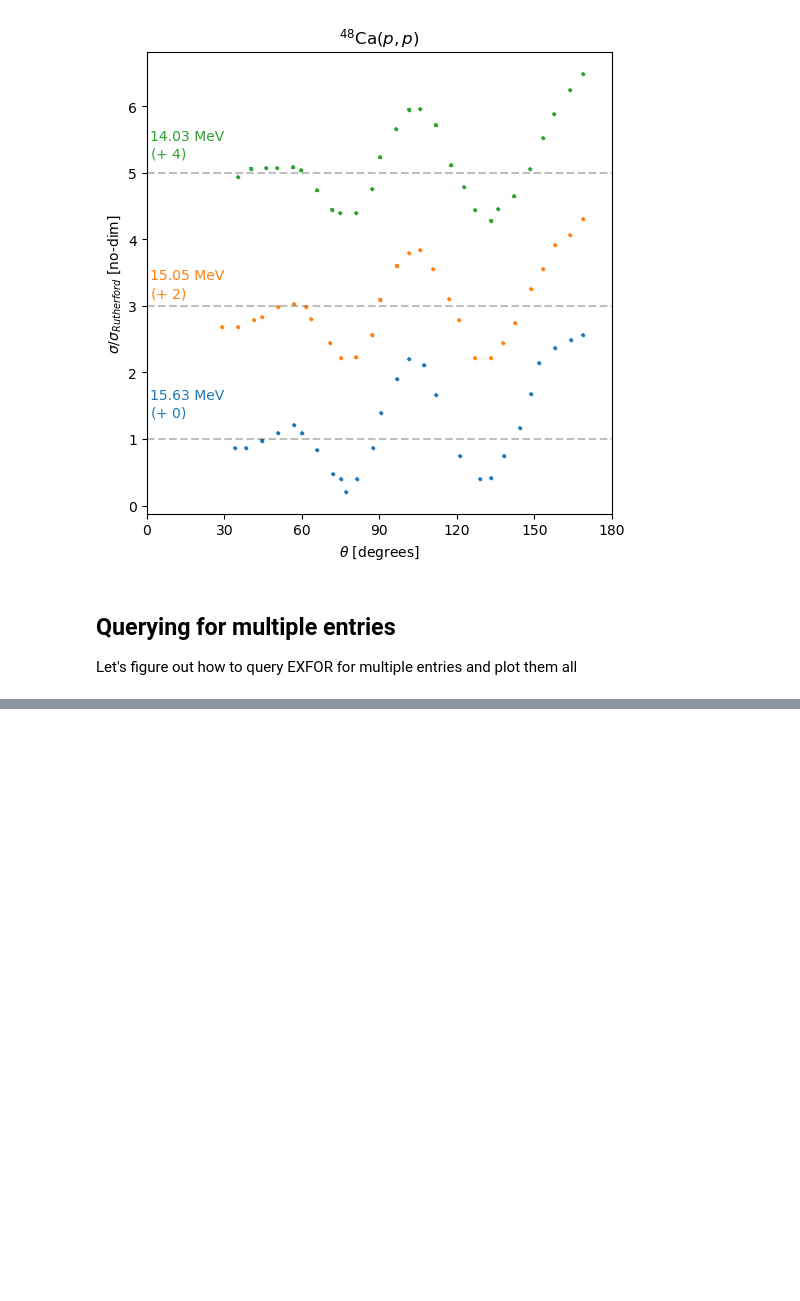
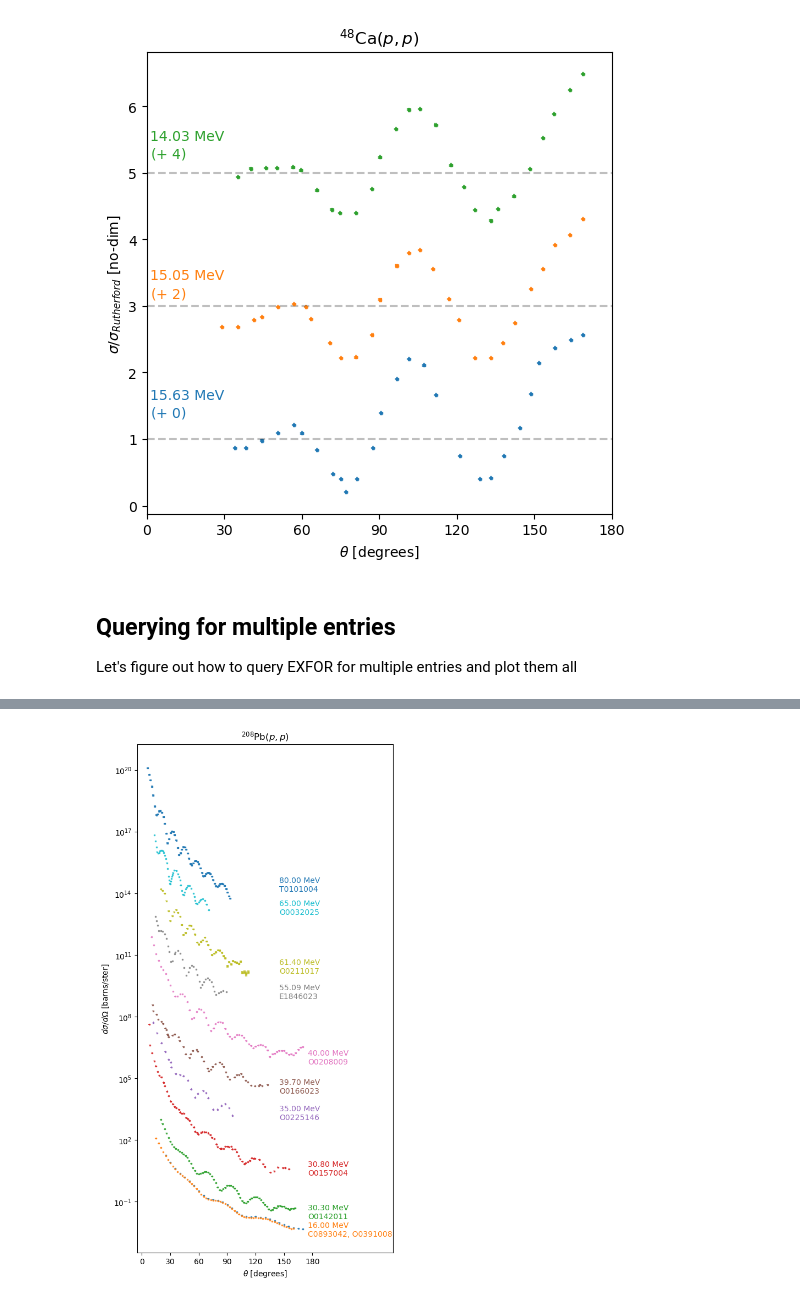
Before and after one commit to beykyle/exfor_tools, a Jupyter notebook: examples/plotting_differential_xs.ipynb, the cells around one changed output, grey strips where cells are left out. Cells and saved outputs as stored; diff of their text form; code cells hidden in the pictures; blank space fills up the shorter version.

```diff
--- a/examples/plotting_differential_xs.ipynb
+++ b/examples/plotting_differential_xs.ipynb
@@ -243,0 +368,3 @@ measurements_categorized = categorize_measurements_by_energy(
+# %%
+entries["O0142"].measurements[0].y[3] *= 0.1
+entries["O0142"].measurements[0].y_err[3] *= 0.1
@@ -243,0 +373,2 @@ measurements_categorized = categorize_measurements_by_energy(
+# %%
+measurements_categorized = categorize_measurements_by_energy(entries, Einc_tol=0.1)
@@ -243,0 +388,23 @@ measurements_categorized = categorize_measurements_by_energy(
+# %%
+fig, ax = plt.subplots(1, 1, figsize=(6, 12))
+plot_angular_distributions(
+    measurements_categorized,
+    ax,
+    offsets=100,
+    data_symbol=r"$d\sigma/d\Omega$",
+    rxn_label=list(entries.values())[0].rxn,
+    label_kwargs={
+        "label_xloc_deg": None,
+        "label_offset_factor": 0.1,
+        "label_energy_err": False,
+        "label_offset": False,
+        "label_incident_energy": True,
+        "label_excitation_energy": False,
+        "label_exfor": True,
+    },
+)
+ax.set_xlim([-5, 265])
+
+plt.savefig("lead_208_pp_dxds.pdf")
+# %% [output]
+[figure, added]
```
Also changed, not shown: parts of 32 cells of this notebook, 1 other file.
